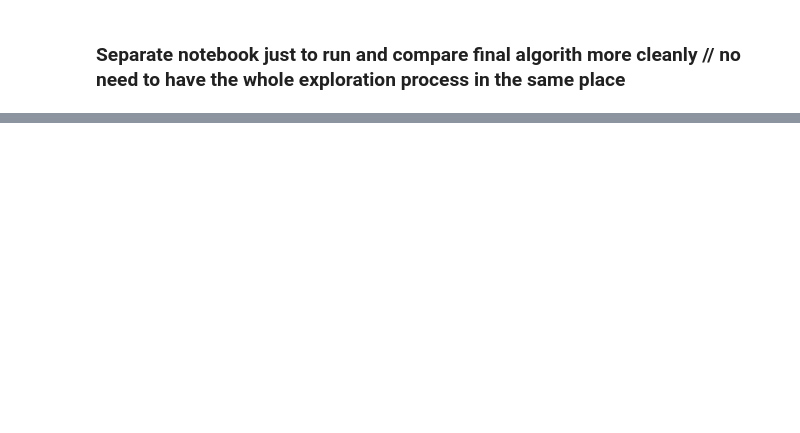
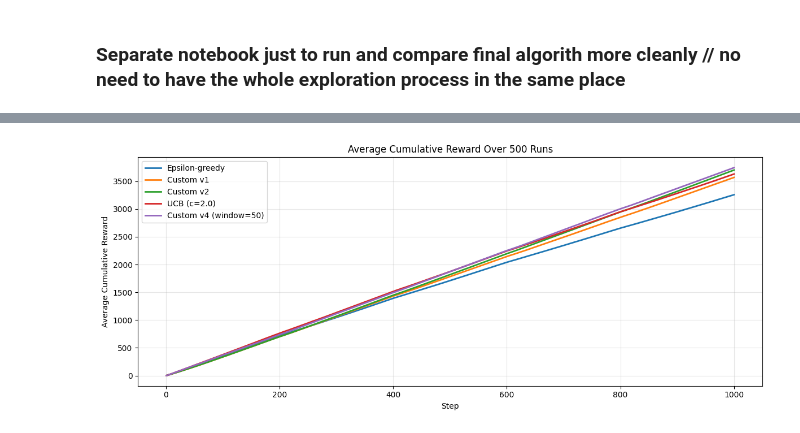
Before and after one commit to oddinho/Reinforcement-Learning-, a Jupyter notebook: final_project/part1/part1_clean.ipynb, the cells around one changed output, grey strips where cells are left out. Drawn from its saved outputs; the diff is of its cells as text; code cells hidden in the pictures; blank space fills up the shorter version.

```diff
--- a/final_project/part1/part1_clean.ipynb
+++ b/final_project/part1/part1_clean.ipynb
@@ -261,0 +429,92 @@ top10_run_summary
+# %%
+runs = 500
+episodes = 1000
+ucb_c = 2.0
+custom_v4_window_length = 50
+custom_v4_effective_window = max(1, int(round(custom_v4_window_length)))
+
+eg_cum_runs = []
+custom_v1_cum_runs = []
+custom_v3_cum_runs = []
+ucb_cum_runs = []
+custom_v4_cum_runs = []
+
+for _ in range(runs):
+    _, eg_rewards, _, _ = epsilon_greedy(
+        Bandits_final(),
+        episodes=episodes,
+        epsilon=custom_params_final['epsilon'],
+    )
+    eg_cum_runs.append(np.cumsum(eg_rewards))
+
+    _, custom_v1_rewards, _, _, _ = Custom_v1(
+        Bandits_final(),
+        episodes=episodes,
+        epsilon=custom_params_final['epsilon'],
+        alpha=custom_params_final['alpha'],
+        window=custom_params_final['window'],
+        short_window=custom_params_final['short_window'],
+        k=custom_params_final['k'],
+        reset_factor=custom_params_final['reset_factor'],
+        reset_epsilon=custom_params_final['reset_epsilon'],
+    )
+    custom_v1_cum_runs.append(np.cumsum(custom_v1_rewards))
+
+    _, custom_v3_rewards, _, _ = custom_v3(
+        Bandits_final(),
+        episodes=episodes,
+        epsilon=custom_params_final['epsilon'],
+        alpha=custom_params_final['alpha'],
+    )
+    custom_v3_cum_runs.append(np.cumsum(custom_v3_rewards))
+
+    _, _, _, ucb_rewards = UCB(
+        Bandits_final(),
+        time=episodes,
+        c=ucb_c,
+    )
+    ucb_cum_runs.append(np.cumsum(ucb_rewards))
+
+    _, _, _, custom_v4_rewards = custom_algo_v4(
+        Bandits_final(),
+        time=episodes,
+        c=ucb_c,
+        window_length=custom_v4_window_length,
+    )
+    custom_v4_cum_runs.append(np.cumsum(custom_v4_rewards))
+
+eg_mean_cum = np.mean(np.asarray(eg_cum_runs), axis=0)
+custom_v1_mean_cum = np.mean(np.asarray(custom_v1_cum_runs), axis=0)
+custom_v2_mean_cum = np.mean(np.asarray(custom_v3_cum_runs), axis=0)
+ucb_mean_cum = np.mean(np.asarray(ucb_cum_runs), axis=0)
+custom_v4_mean_cum = np.mean(np.asarray(custom_v4_cum_runs), axis=0)
+
+steps = np.arange(1, episodes + 1)
+
+plt.figure(figsize=(12, 5))
+plt.plot(steps, eg_mean_cum, linewidth=2, label='Epsilon-greedy')
+plt.plot(steps, custom_v1_mean_cum, linewidth=2, label='Custom v1')
+plt.plot(steps, custom_v2_mean_cum, linewidth=2, label='Custom v2')
+plt.plot(steps, ucb_mean_cum, linewidth=2, label=f'UCB (c={ucb_c})')
+plt.plot(steps, custom_v4_mean_cum, linewidth=2, label=f'Custom v4 (window={custom_v4_effective_window})')
+plt.title(f'Average Cumulative Reward Over {runs} Runs')
+plt.xlabel('Step')
+plt.ylabel('Average Cumulative Reward')
+plt.grid(True, alpha=0.3)
+plt.legend()
+plt.tight_layout()
+plt.show()
+
+summary = {
+    'runs': runs,
+    'eg_final_avg_cumulative_reward': float(eg_mean_cum[-1]),
+    'custom_v1_final_avg_cumulative_reward': float(custom_v1_mean_cum[-1]),
+    'custom_v2_final_avg_cumulative_reward': float(custom_v2_mean_cum[-1]),
+    'ucb_final_avg_cumulative_reward': float(ucb_mean_cum[-1]),
+    'custom_v4_final_avg_cumulative_reward_window_50': float(custom_v4_mean_cum[-1]),
+    'custom_v4_effective_window_50': int(custom_v4_effective_window),
+}
+
+summary
+# %% [output]
+[figure, added]
```
Also changed, not shown: parts of 13 cells of this notebook, 1 other file.
